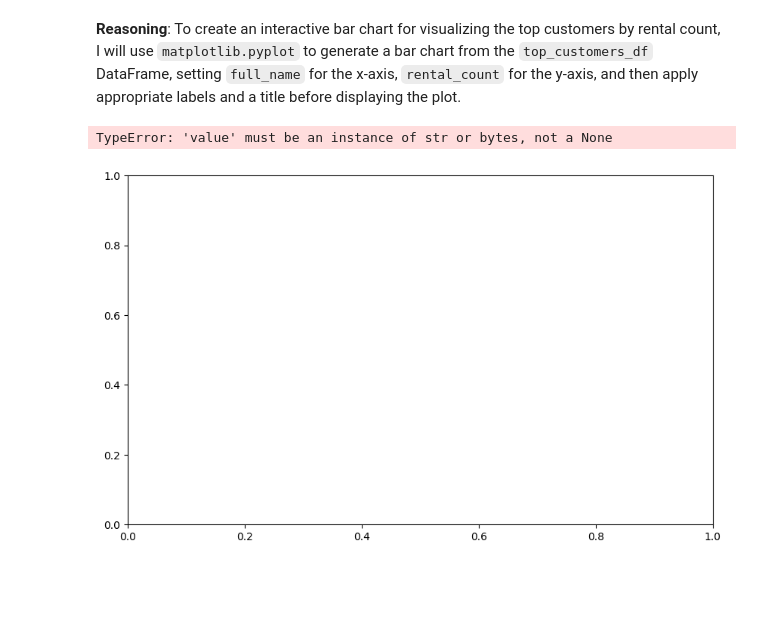
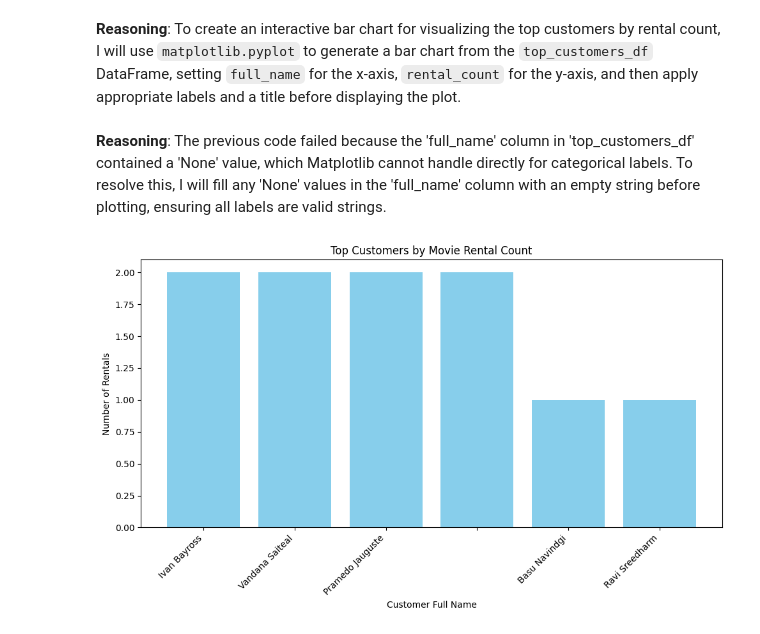
Before and after one commit to Meghali54/AI_Browser_Automation, a Jupyter notebook: SQL_Movie_Analysis.ipynb, the cells around one changed output. Drawn from its saved outputs; the diff is of its cells as text; code cells hidden in the pictures; blank space fills up the shorter version.

```diff
--- a/SQL_Movie_Analysis.ipynb
+++ b/SQL_Movie_Analysis.ipynb
@@ -326,15 +326,18 @@ Create an interactive bar chart to visualize the top customers and their respect
 # %% [markdown]
 **Reasoning**:
 To create an interactive bar chart for visualizing the top customers by rental count, I will use `matplotlib.pyplot` to generate a bar chart from the `top_customers_df` DataFrame, setting `full_name` for the x-axis, `rental_count` for the y-axis, and then apply appropriate labels and a title before displaying the plot.
+# %% [markdown]
+**Reasoning**:
+The previous code failed because the 'full_name' column in 'top_customers_df' contained a 'None' value, which Matplotlib cannot handle directly for categorical labels. To resolve this, I will fill any 'None' values in the 'full_name' column with an empty string before plotting, ensuring all labels are valid strings.
 # %%
+top_customers_df['full_name'] = top_customers_df['full_name'].fillna('')
 plt.figure(figsize=(10, 6))
 plt.bar(top_customers_df['full_name'], top_customers_df['rental_count'], color='skyblue')
 plt.xlabel('Customer Full Name')
 plt.ylabel('Number of Rentals')
 plt.title('Top Customers by Movie Rental Count')
 plt.xticks(rotation=45, ha='right')
 plt.tight_layout()
 plt.show()
 # %% [output]
-TypeError: 'value' must be an instance of str or bytes, not a None
-[figure, old version]
+[figure, new version]
```
